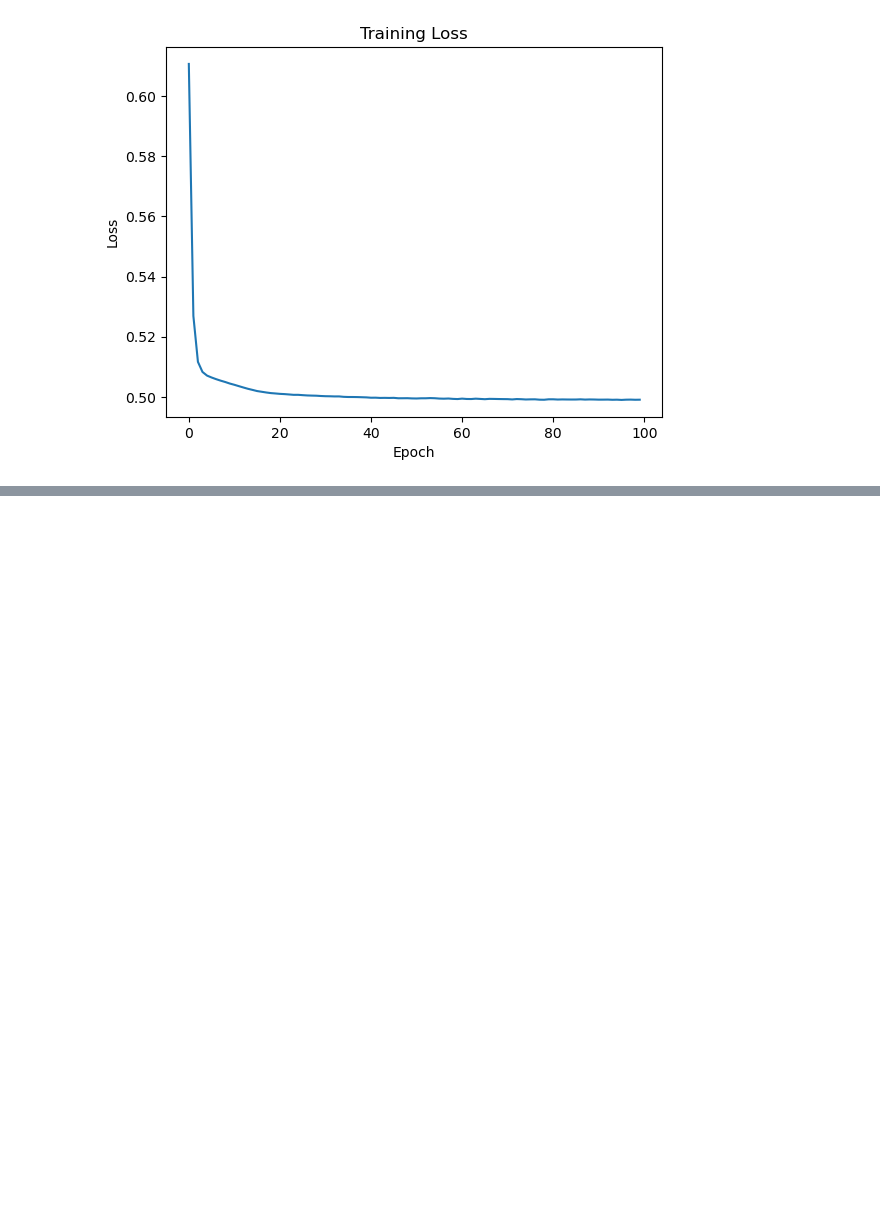
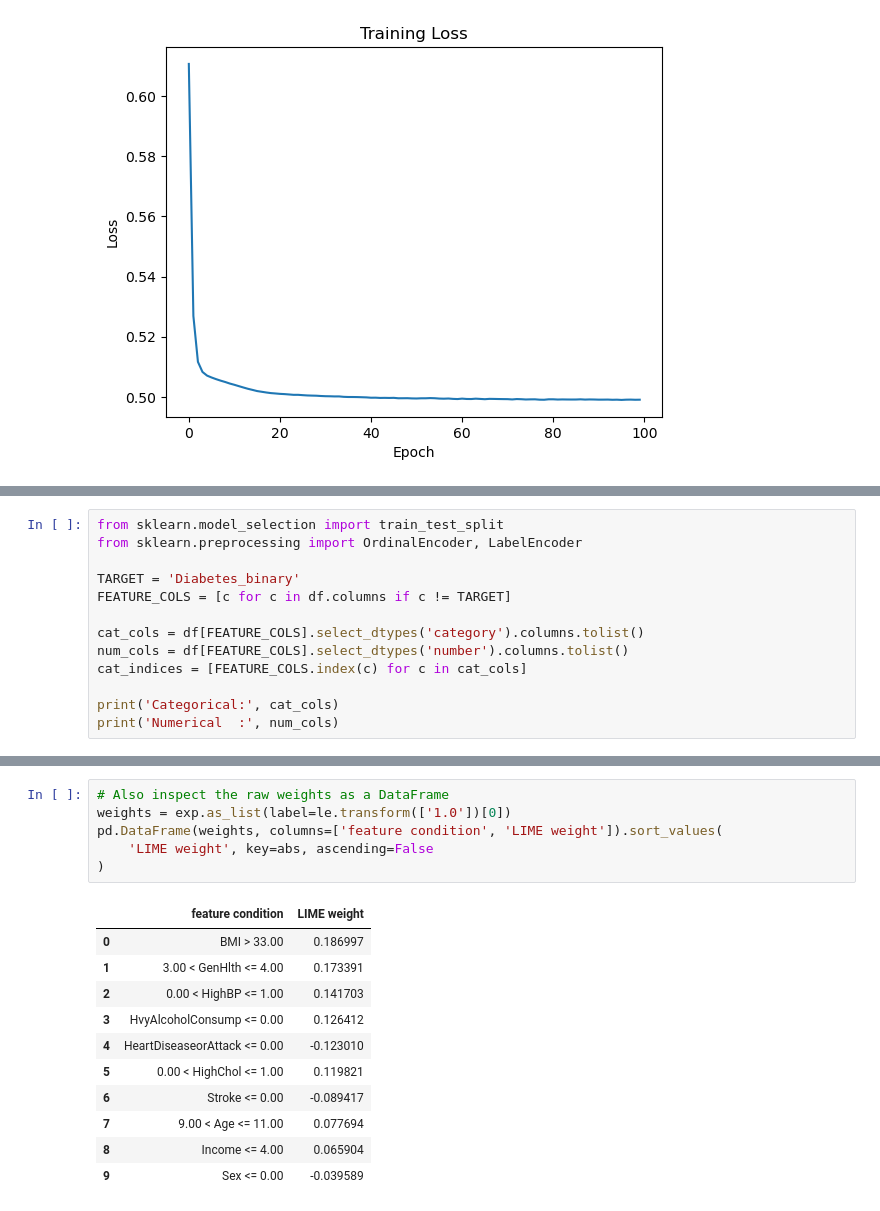
Before and after one commit to Stampe04/XAI_01, a Jupyter notebook: nn.ipynb, the cells around one changed output, grey strips where cells are left out. Drawn from its saved outputs; the diff is of its cells as text; blank space fills up the shorter version.

```diff
--- a/nn.ipynb
+++ b/nn.ipynb
@@ -208,0 +177,13 @@ print(cm)
+# %%
+from sklearn.model_selection import train_test_split
+from sklearn.preprocessing import OrdinalEncoder, LabelEncoder
+
+TARGET = 'Diabetes_binary'
+FEATURE_COLS = [c for c in df.columns if c != TARGET]
+
+cat_cols = df[FEATURE_COLS].select_dtypes('category').columns.tolist()
+num_cols = df[FEATURE_COLS].select_dtypes('number').columns.tolist()
+cat_indices = [FEATURE_COLS.index(c) for c in cat_cols]
+
+print('Categorical:', cat_cols)
+print('Numerical  :', num_cols)
@@ -208,0 +300,18 @@ print(cm)
+# %%
+# Also inspect the raw weights as a DataFrame
+weights = exp.as_list(label=le.transform(['1.0'])[0])
+pd.DataFrame(weights, columns=['feature condition', 'LIME weight']).sort_values(
+    'LIME weight', key=abs, ascending=False
+)
+# %% [output]
+|  | feature condition | LIME weight |
+| 0 | BMI > 33.00 | 0.186997 |
+| 1 | 3.00 < GenHlth <= 4.00 | 0.173391 |
+| 2 | 0.00 < HighBP <= 1.00 | 0.141703 |
+| 3 | HvyAlcoholConsump <= 0.00 | 0.126412 |
+| 4 | HeartDiseaseorAttack <= 0.00 | -0.123010 |
+| 5 | 0.00 < HighChol <= 1.00 | 0.119821 |
+| 6 | Stroke <= 0.00 | -0.089417 |
+| 7 | 9.00 < Age <= 11.00 | 0.077694 |
+| 8 | Income <= 4.00 | 0.065904 |
+| 9 | Sex <= 0.00 | -0.039589 |
```
Also changed, not shown: parts of 17 cells of this notebook.
